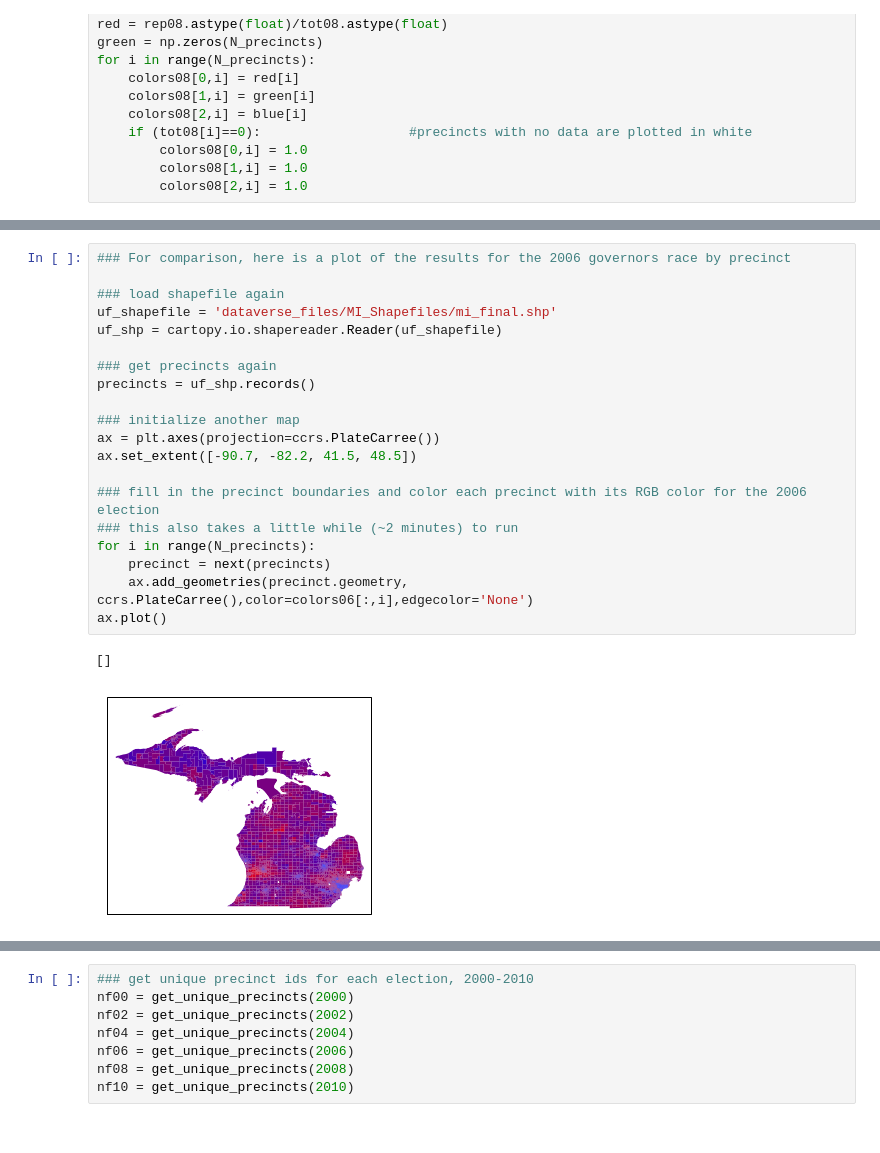
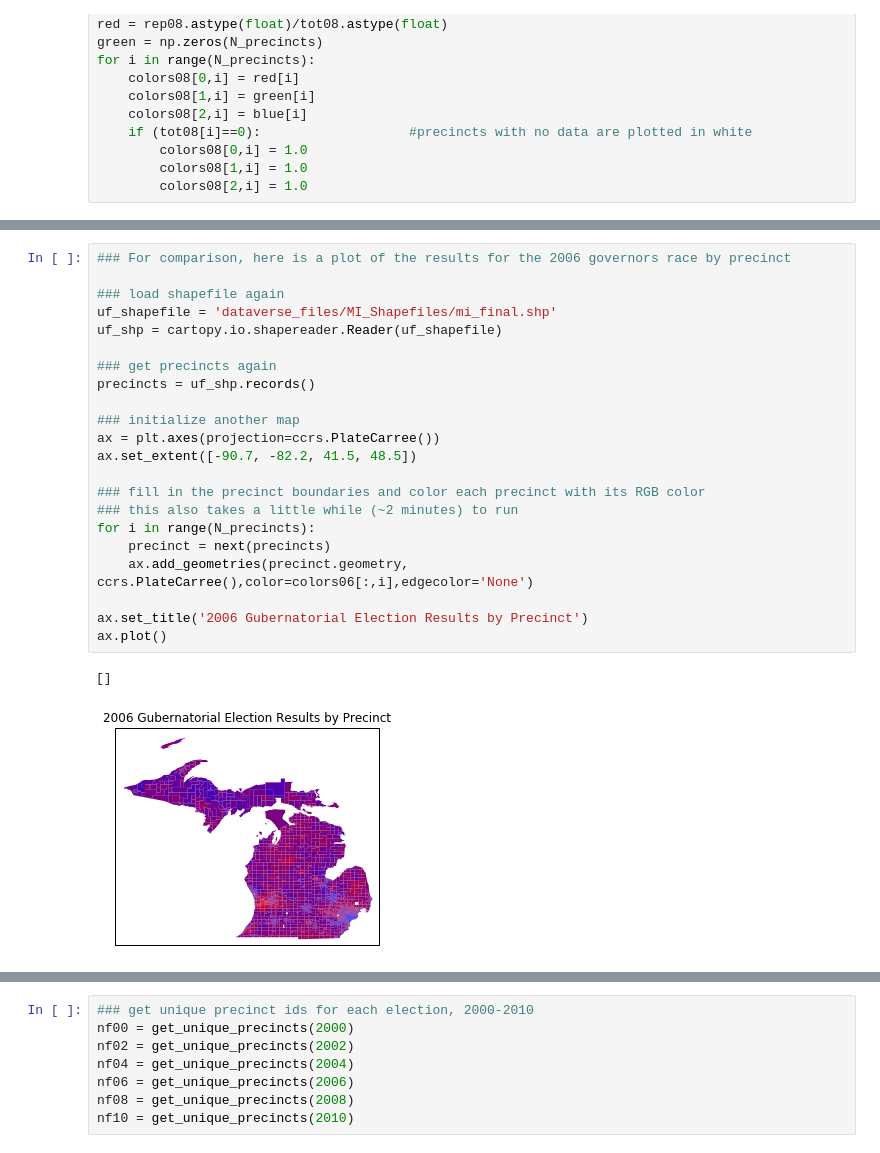
Before and after one commit to michevan/michigan-precincts, a Jupyter notebook: demo.ipynb, the cells around one changed output, grey strips where cells are left out. Drawn from its saved outputs; the diff is of its cells as text.

Commit message:
Add files via upload
election project, version 3

```diff
--- a/demo.ipynb
+++ b/demo.ipynb
@@ -164,26 +159,28 @@ ax.plot()
 # %%
 ### For comparison, here is a plot of the results for the 2006 governors race by precinct
 
 ### load shapefile again
 uf_shapefile = 'dataverse_files/MI_Shapefiles/mi_final.shp'
 uf_shp = cartopy.io.shapereader.Reader(uf_shapefile)
 
 ### get precincts again
 precincts = uf_shp.records()
 
 ### initialize another map
 ax = plt.axes(projection=ccrs.PlateCarree())
 ax.set_extent([-90.7, -82.2, 41.5, 48.5])
 
-### fill in the precinct boundaries and color each precinct with its RGB color for the 2006 election
+### fill in the precinct boundaries and color each precinct with its RGB color
 ### this also takes a little while (~2 minutes) to run
 for i in range(N_precincts):
     precinct = next(precincts)
     ax.add_geometries(precinct.geometry, ccrs.PlateCarree(),color=colors06[:,i],edgecolor='None')
+
+ax.set_title('2006 Gubernatorial Election Results by Precinct')
 ax.plot()
 # %% [output]
 []
-[figure, old version]
+[figure, new version]
 # %%
 ### now we will use a larger and richer dataset:
 ### the full precinct-level results from 2000 - 2010
```
Also changed, not shown: parts of 16 cells of this notebook.
